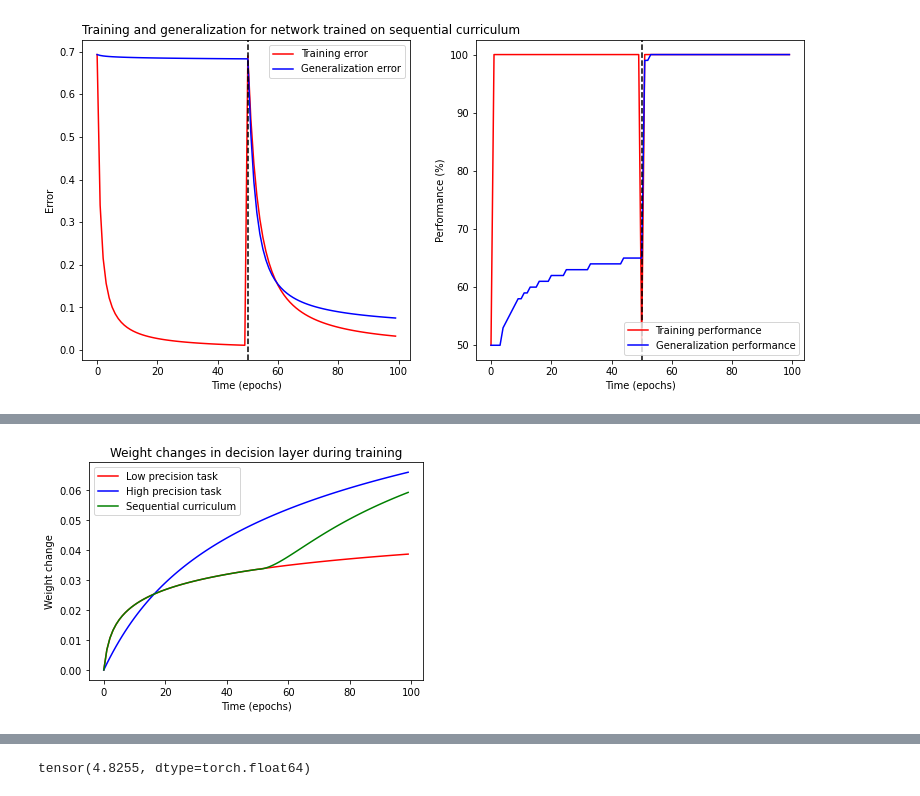
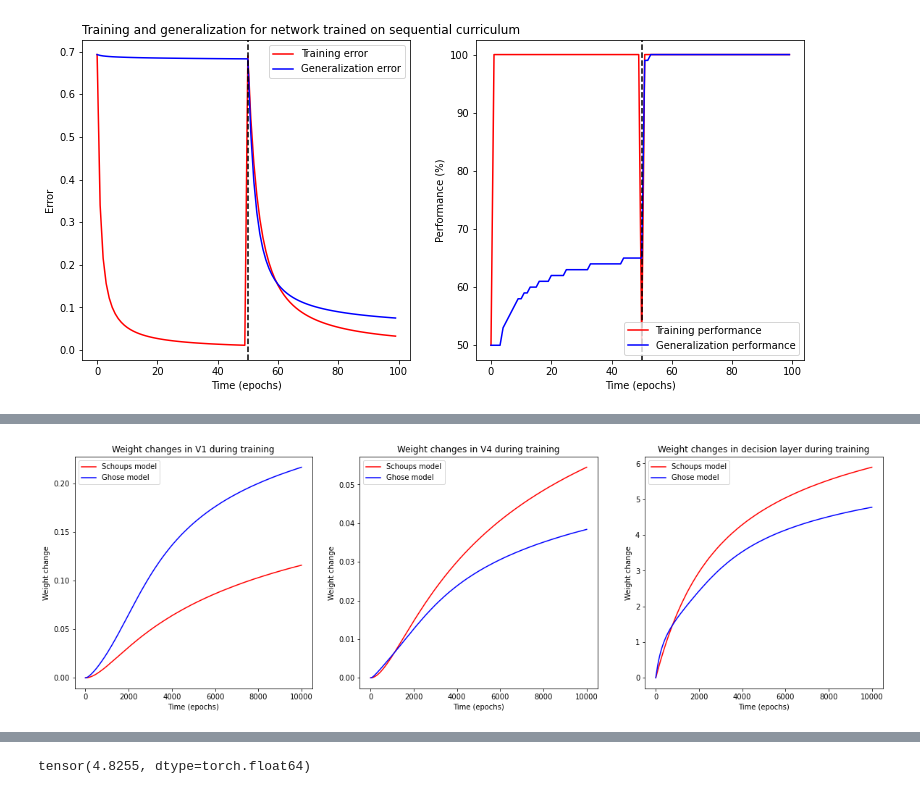
Before and after one commit to pacochow/Modelling-vpl, a Jupyter notebook: Convolutional_neural_network.ipynb, the cells around one changed output, grey strips where cells are left out. Cells and saved outputs as stored; diff of their text form; code cells hidden in the pictures.

```diff
--- a/Convolutional_neural_network.ipynb
+++ b/Convolutional_neural_network.ipynb
@@ -334,8 +162,0 @@ plt.title("Weight changes in V1 during training");
-# %%
-net.plot_weight_change('red', w32 = True)
-net2.plot_weight_change('blue', w32 = True)
-net3.plot_weight_change('green', w32 = True)
-plt.legend(["Low precision task", "High precision task", "Sequential curriculum"]);
-plt.title("Weight changes in decision layer during training");
-# %% [output]
-[figure, removed]
@@ -410,0 +163,20 @@ def generate_gabor(ksize, theta):
+# %%
+plt.figure(figsize = [20, 20])
+
+plt.subplot(3, 3, 1)
+
+schoups_net.plot_weight_change('red', v1 = True)
+ghose_net.plot_weight_change('blue', v1 = True)
+plt.legend(["Schoups model", "Ghose model"]);
+
+plt.subplot(3, 3, 2)
+schoups_net.plot_weight_change('red', v4 = True)
+ghose_net.plot_weight_change('blue', v4 = True)
+plt.legend(["Schoups model", "Ghose model"]);
+
+plt.subplot(3, 3, 3)
+schoups_net.plot_weight_change('red', decision = True)
+ghose_net.plot_weight_change('blue', decision = True)
+plt.legend(["Schoups model", "Ghose model"]);
+# %% [output]
+[figure, added]
```
Also changed, not shown: parts of 34 cells of this notebook, 12 other files.
